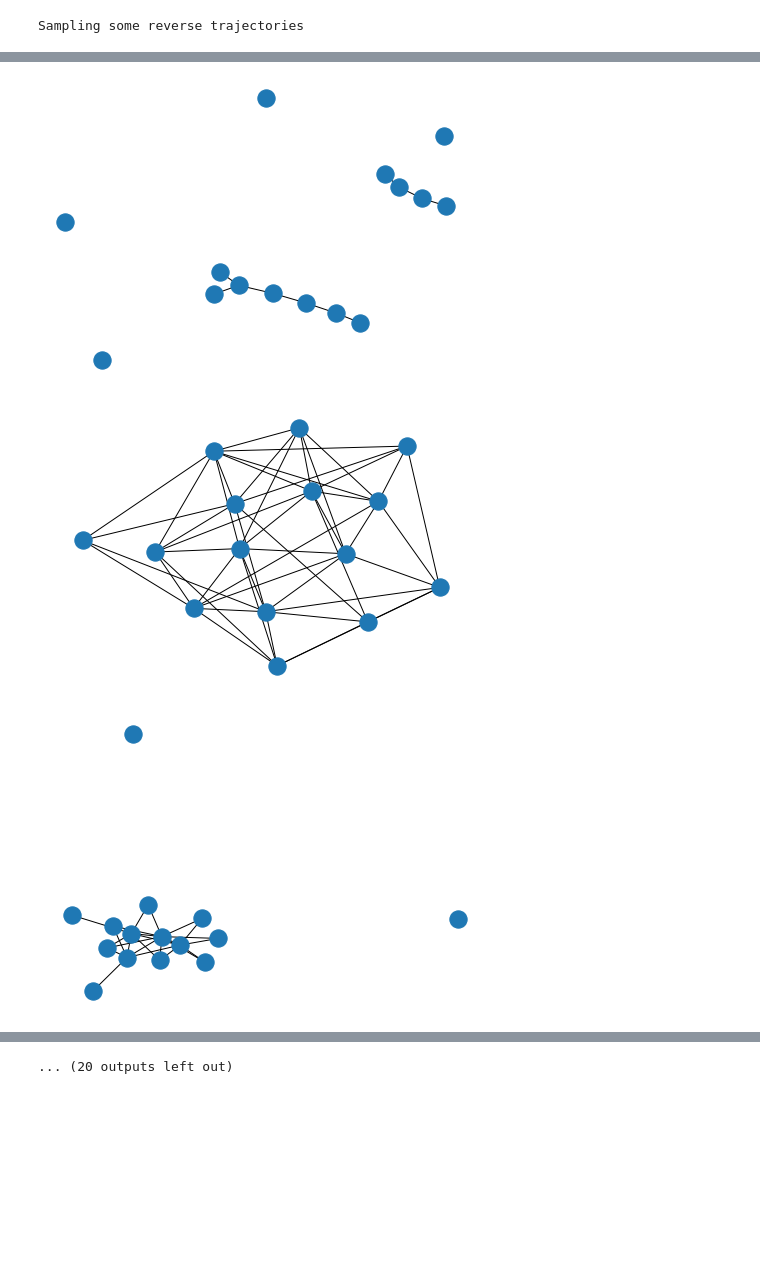
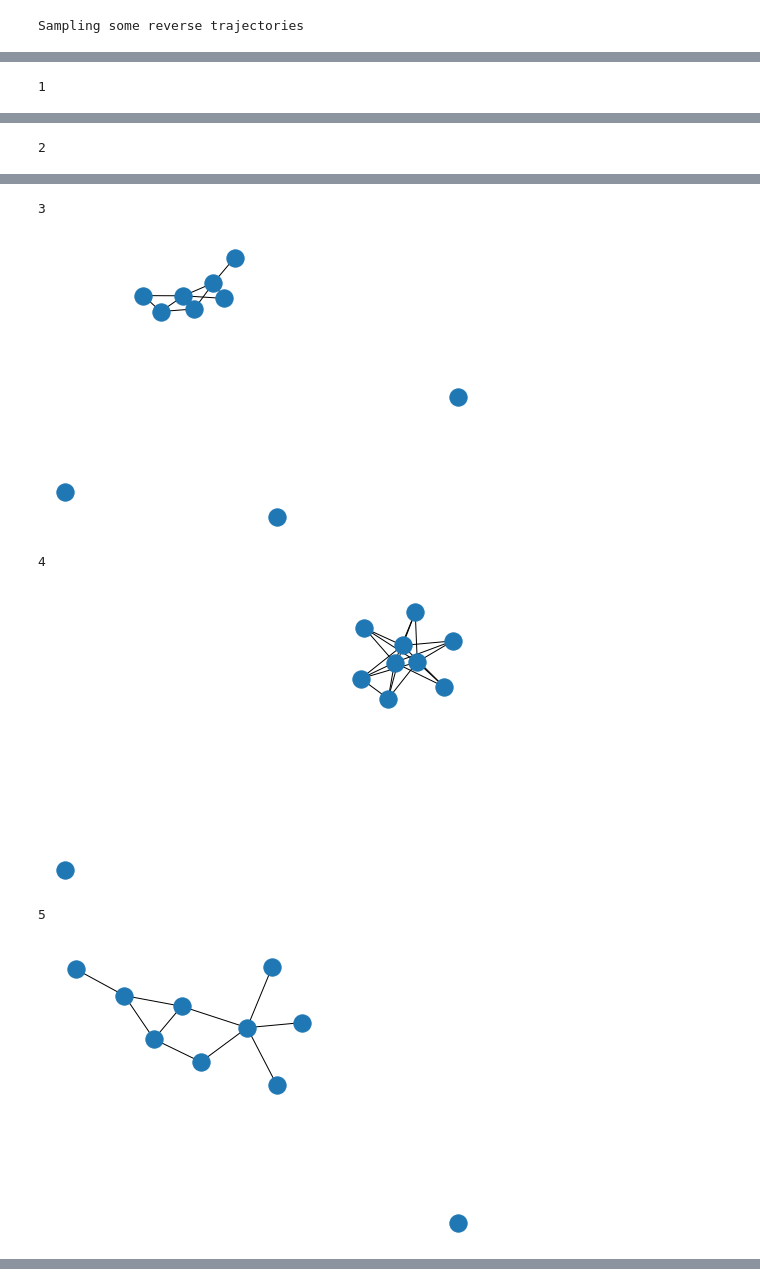
Before and after one commit to Genentech/GraphGUIDE, a Jupyter notebook: discrete_diffusion_tree.ipynb, the cells around one changed output, grey strips where cells are left out. Cells and saved outputs as stored; diff of their text form; code cells hidden in the pictures; blank space fills up the shorter version.

```diff
--- a/discrete_diffusion_tree.ipynb
+++ b/discrete_diffusion_tree.ipynb
@@ -409,6 +413,9 @@ class GraphLinkPredictor(torch.nn.Module):
 
         # Link prediction
         self.link_dense = torch.nn.Linear(hidden_dim, 1)
+
+        # Loss
+        self.bce_loss = torch.nn.BCELoss()
 
     def forward(self, data, t):
         """
@@ -463,10 +470,7 @@ class GraphLinkPredictor(torch.nn.Module):
             `true_probs`: an E-tensor of true probabilities
         Returns a scalar loss value.
         """
-        return torch.mean(
-            (true_probs * torch.log(true_probs / pred_probs)) +
-            ((1 - true_probs) * torch.log((1 - true_probs) / (1 - pred_probs)))
-        )
+        return self.bce_loss(pred_probs, true_probs)
 # %%
 def train_model(model, data_loader, t_limit, num_epochs, learning_rate):
     """
@@ -596,7 +606,7 @@ def train_model(model, data_loader, t_limit, num_epochs, learning_rate):
 # %%
 # Create the data loader for training
-num_nodes, node_dim = 15, 5
-t_limit = 50
+num_nodes, node_dim = 10, 5
+t_limit = 1000
 
 dataset = RandomTreeDataset(num_nodes, node_dim, num_items=6400)
 data_loader = torch_geometric.loader.DataLoader(
@@ -626,11 +636,11 @@ for i, (a, b) in tqdm.notebook.tqdm(enumerate(all_edge_indices), total=len(all_e
         assert e1 in edge_indices and e2 in edge_indices
 # %%
 # Create and train the model
-model = GraphLinkPredictor(node_dim).to(DEVICE)
+model = GraphLinkPredictor(node_dim, num_gnn_layers=10).to(DEVICE)
 train_model(
     model, data_loader,
     t_limit=t_limit,
     num_epochs=20,
-    learning_rate=0.001
+    learning_rate=0.01
 )
 # %% [output]
@@ -652,12 +662,14 @@ Epoch 12 average loss: 0.26377
 print("Sampling some reverse trajectories")
 
 graphs = []  # List of NetworkX graphs generated through time
+edge_probs = []  # List of posterior edge probabilities generated through time
 
 # For simplicity, get a data batch and just run the forward
 # diffusion process to sample
 # TODO
 data = next(iter(data_loader))
-e0 = pyg_data_to_edge_vector(data)
+e0, edge_batch_inds = pyg_data_to_edge_vector(data, return_batch_inds=True)
+edge_batch_inds = edge_batch_inds.cpu().numpy()
 t_e = torch.tile(torch.tensor([t_limit], device=DEVICE), (e0.shape[0],))
 et = noise_input(e0[:, None], t_e)[:, 0]  # Do the noising on E x 1 tensors
 data.edge_index = edge_vector_to_pyg_data(data, et)
@@ -667,8 +679,9 @@ for t in tqdm.notebook.trange(t_limit - 1, 0, -1):
     t_v = torch.tile(
         torch.tensor([t], device=DEVICE), (data.x.shape[0],)
     )
-    edge_probs = model(data, t_v)
-    edges = torch.bernoulli(edge_probs)
+    p = model(data, t_v)
+    edge_probs.append(p.detach().cpu().numpy())
+    edges = torch.bernoulli(p)
     data.edge_index = edge_vector_to_pyg_data(data, edges)
     graphs.append(split_pyg_data_to_nx_graphs(data))
 # %% [output]
@@ -697,6 +710,7 @@ plt.show()
 # %%
 # Plot some randomly generated graphs
-for i in np.random.choice(len(graphs[-1]), size=min(32, len(graphs[-1])), replace=False):
+for i in range(len(graphs[-1])):
+    print(i)
     nx.draw(graphs[-1][i])
     plt.show()
 # %% [output]
@@ -703,0 +719 @@ for i in np.random.choice(len(graphs[-1]), size=min(32, len(graphs[-1])), replac
+1
@@ -704,0 +721 @@ for i in np.random.choice(len(graphs[-1]), size=min(32, len(graphs[-1])), replac
+2
@@ -706,3 +723,6 @@ for i in np.random.choice(len(graphs[-1]), size=min(32, len(graphs[-1])), replac
+3
-[figure, old version]
+[figure, new version]
+4
-[figure, old version]
+[figure, new version]
+5
-[figure, old version]
+[figure, new version]
@@ -715 +728,0 @@ for i in np.random.choice(len(graphs[-1]), size=min(32, len(graphs[-1])), replac
-... (20 outputs left out)
```
Also changed, not shown: parts of 9 cells of this notebook.
